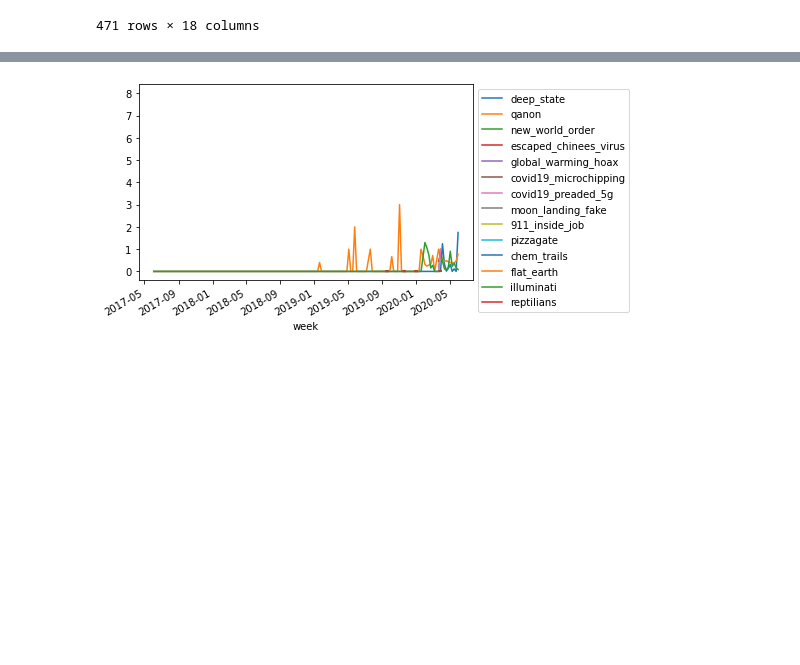
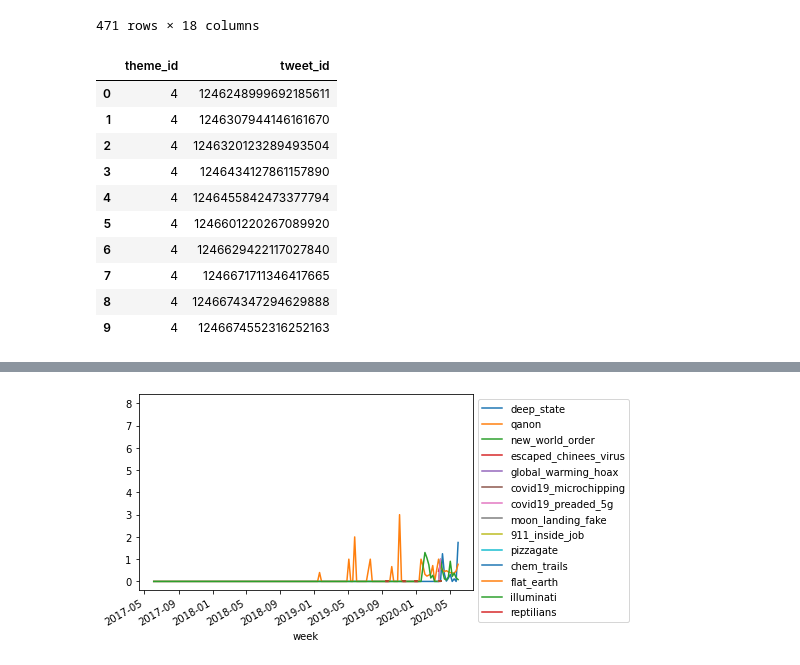
Before and after one commit to letv3/adt_project1, a Jupyter notebook: src/code.ipynb, the cells around one changed output, grey strips where cells are left out. Saved outputs shown, nothing was run; the diff lists cells and outputs as text; code cells hidden in the pictures; blank space fills up the shorter version.

```diff
--- a/src/code.ipynb
+++ b/src/code.ipynb
@@ -336,3 +336,17 @@ sentiment_analysis_df
 | 469 | 2020-05-24 00:00:00+00:00 | 0.0 | 0.471228 | 0.163743 | 0.833333 | 0.0 | ... |
 | 470 | 2020-05-31 00:00:00+00:00 | 1.75 | 0.769959 | 0.081633 | 0.322581 | 0.0 | ... |
 471 rows × 18 columns
+# %%
+tweets_conspiracy_themes = pd.read_sql_query("""SELECT * FROM tweets_themes""",connection)
+# %% [output]
+|  | theme_id | tweet_id |
+| 0 | 4 | 1246248999692185611 |
+| 1 | 4 | 1246307944146161670 |
+| 2 | 4 | 1246320123289493504 |
+| 3 | 4 | 1246434127861157890 |
+| 4 | 4 | 1246455842473377794 |
+| 5 | 4 | 1246601220267089920 |
+| 6 | 4 | 1246629422117027840 |
+| 7 | 4 | 1246671711346417665 |
+| 8 | 4 | 1246674347294629888 |
+| 9 | 4 | 1246674552316252163 |
```
Also changed, not shown: parts of 13 cells of this notebook, 12 other files.
